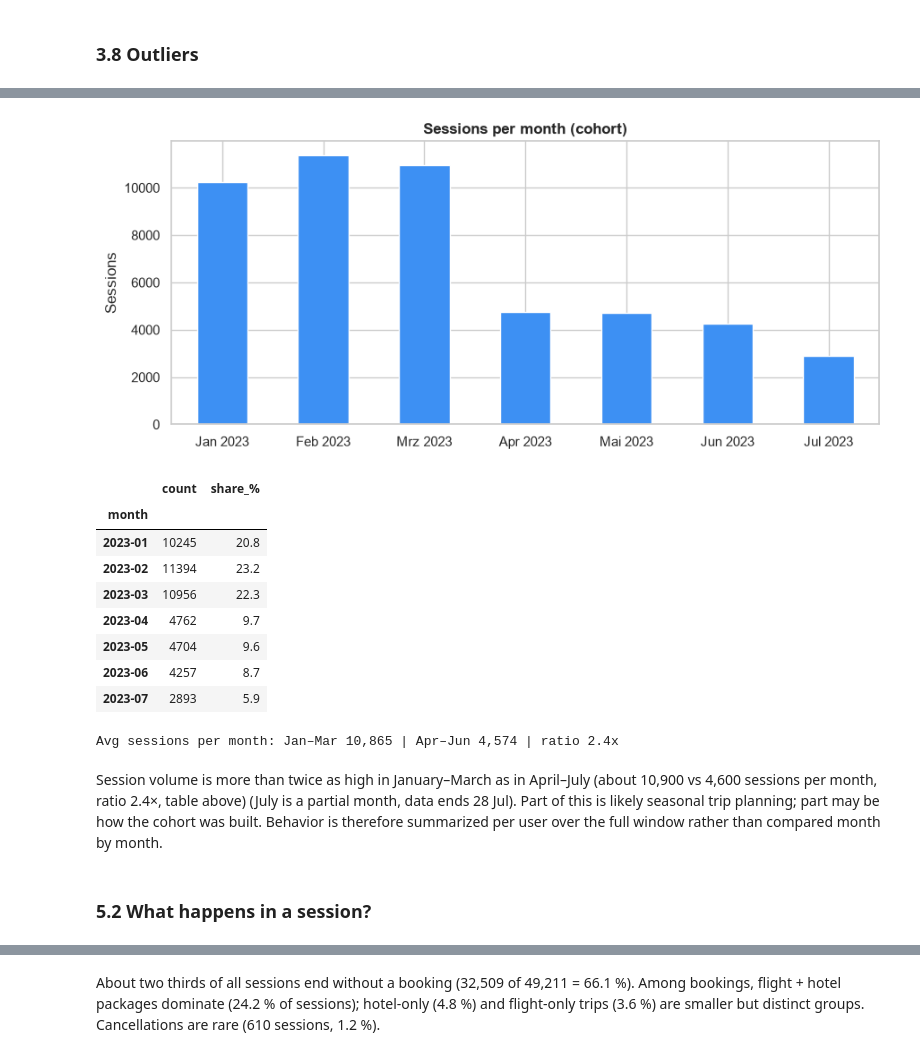
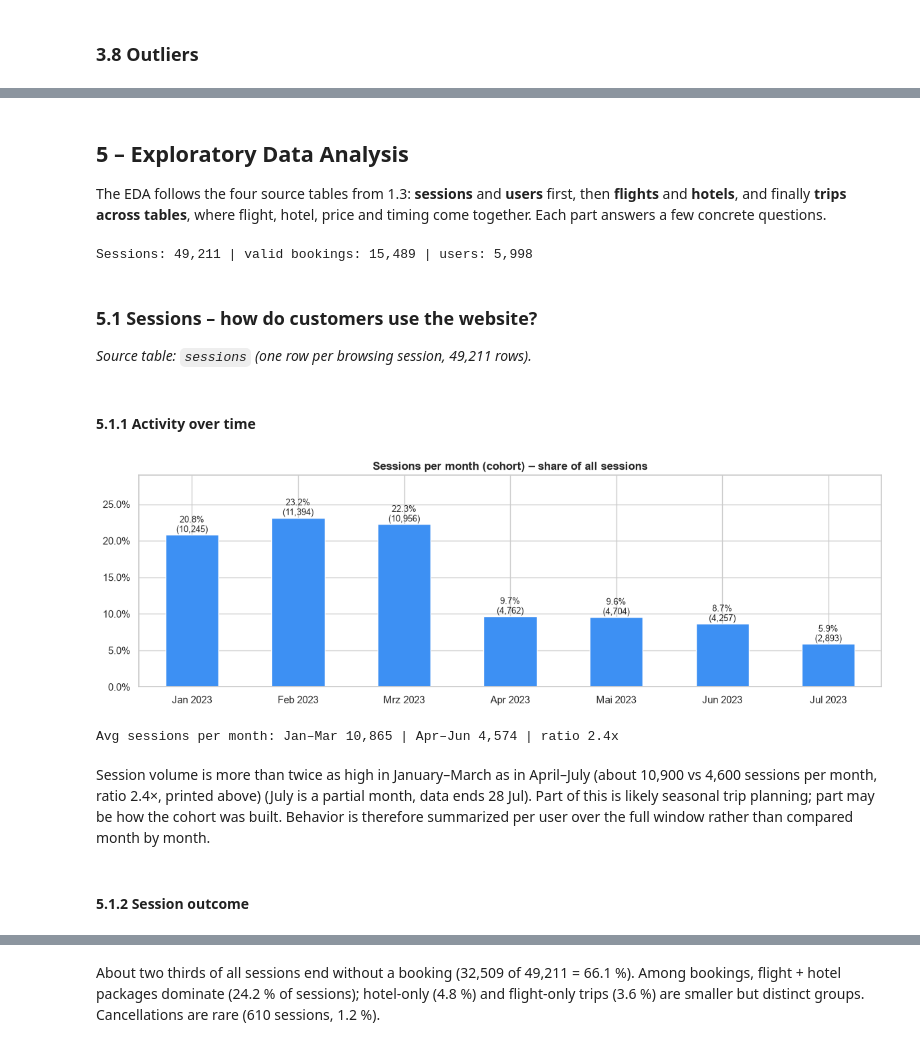
Before and after one commit to jtong28/TravelTide, a Jupyter notebook: 01_EDA_Cleaning.ipynb, the cells around one changed output, grey strips where cells are left out. Saved outputs shown, nothing was run; the diff lists cells and outputs as text; code cells hidden in the pictures.

Commit message:
eda, user level csv, readme, gitignore, .env file, UPDATES

```diff
--- a/01_EDA_Cleaning.ipynb
+++ b/01_EDA_Cleaning.ipynb
@@ -82,8 +88,8 @@ DRIVE_FOLDER_ID = "13JVW64-U2woCIdmQ1KAQeTyiKwlwaJdc"
 
 # Files used in this notebook: name in the data folder + Google Drive FILE ID
 FILES = {
-    "sessions": {"name": "session_level_table.csv", "drive_id": "1cZGmTakhtkm0vKJlguPk5H_Ea0SjjCyM"},
-    "users":    {"name": "user_level_table.csv",       "drive_id": "1caT1H37JPzKNUo1EcM90eDIjHBe6nQG-"},   # used from Part 2 on
+    "sessions": {"name": "session_level_table.csv", "drive_id": "1avNpsUJ7HMcMZGO_KaXZGi_tLT7SxApO"},
+    "users":    {"name": "user_level_table.csv",       "drive_id": "1caT1H37JPzKNUo1EcM90eDIjHBe6nQG-"},   # loaded in 4.2 (SQL user_base)
 }
 
 # Where the project data folder can be: repo root, notebooks/ subfolder, or Colab with Drive mounted
@@ -98,7 +104,7 @@ print("Local data folder:", DATA_DIR.resolve() if DATA_DIR else "not found → r
 def read_export(source):
     # na_values: the SQL export writes missing values as the text "NULL" → read them as real missing values (NaN)
     # encoding_errors: 2 airline names ("AeroMéxico", "Cubana de Aviación") are not UTF-8 encoded in the export;
-    #   without this, reading crashes with a UnicodeDecodeError. The 2 names are repaired in 3.3.
+    # without this, reading crashes with a UnicodeDecodeError. The 2 names are repaired in 3.3.
     return pd.read_csv(source, na_values=["NULL"], encoding_errors="replace")
 
 def load_table(key):
@@ -345,11 +368,10 @@ dtype: object
 
 > Careful: `astype(bool)` on a column with `NaN` turns every `NaN` into `True`.
 # %%
-print(pd.crosstab(df["flight_booked"], df["return_flight_booked"], dropna=False))
-one_way = df["flight_booked"] & df["return_flight_booked"].isna()
-print("Flight sessions without return info:", one_way.sum(), "| of these with a return_time:", df.loc[one_way, "return_time"].notna().sum())
+display(pd.crosstab(df["flight_booked"], df["return_flight_booked"], dropna=False))
+no_info = df["flight_booked"] & df["return_flight_booked"].isna()
+print("Flight sessions without return info:", no_info.sum(), "| of these cancellation sessions:", df.loc[no_info, "cancellation"].sum())
 
-df["return_flight_booked"] = df["return_flight_booked"].astype("boolean")
-df.loc[one_way, "return_flight_booked"] = False
+df["return_flight_booked"] = df["return_flight_booked"].astype("boolean")   # nullable: missing stays missing
 df["return_flight_booked"].value_counts(dropna=False)
 # %% [output]
@@ -729,6 +819,7 @@ df["lead_days"] = (df["trip_start"].dt.normalize() - df["session_end"].dt.normal
 # trip city: hotel-only trips have no flight destination → use the hotel city, so repeat visits are not missed
 df["trip_city"] = df["destination"].fillna(df["hotel_city"])
 
+# great-circle distance on a sphere (Earth radius 6,371 km) – vectorized, so all rows are computed at once
 def haversine_km(lat1, lon1, lat2, lon2):
     lat1, lon1, lat2, lon2 = map(np.radians, [lat1, lon1, lat2, lon2])
     a = np.sin((lat2 - lat1) / 2) ** 2 + np.cos(lat1) * np.cos(lat2) * np.sin((lon2 - lon1) / 2) ** 2
@@ -741,6 +832,4 @@ df["discount_used"] = (df["flight_discount"] | df["hotel_discount"]).where(df["v
 flight_cost = df["base_fare_usd"].fillna(0) * (1 - df["flight_discount_amount"].fillna(0))
 hotel_cost = (df["hotel_per_room_usd"].fillna(0) * df["rooms"].fillna(0).astype(float)
               * df["nights_calc"].fillna(0).astype(float) * (1 - df["hotel_discount_amount"].fillna(0)))
-df["trip_spend_usd"] = (flight_cost + hotel_cost).round(2).where(df["valid_booking"])
-
-count_share(df["booking_type"])   # share of all 49,211 sessions
+df["trip_spend_usd"] = (flight_cost + hotel_cost).round(2).where(df["valid_booking"] & ~df["invalid_hotel_dates"])
@@ -765,28 +884,42 @@ Sessions: 49,211 | valid bookings: 15,489 | users: 5,998
+# %% [markdown]
+## 5 – Exploratory Data Analysis
+
+The EDA follows the four source tables from 1.3: **sessions** and **users** first, then **flights** and **hotels**, and finally **trips across tables**, where flight, hotel, price and timing come together. Each part answers a few concrete questions.
+# %%
+bookings = df[df["valid_booking"]].copy()          # one row per kept trip (15,489)
+
+# Users: the SQL user-level table (4.2) + home coordinates from the session table for the map
+users = (users_lvl.set_index("user_id")
+         .join(df.groupby("user_id")[["home_airport_lat", "home_airport_lon"]].first()))
+users["age_years"] = users["age"].astype(float)
+users["gender_label"] = users["gender"].map({"F": "Female", "M": "Male", "O": "Other"})
+users["family_status"] = np.select(
+    [users["married"] & users["has_children"], users["married"], users["has_children"]],
+    ["Married, children", "Married, no children", "Single, children"], default="Single, no children")
+users["status"] = np.where(users["valid_trips"] > 0, "Booker", "Dreamer")
+print(f"Sessions: {len(df):,} | valid bookings: {len(bookings):,} | users: {len(users):,}")
+# %% [output]
+Sessions: 49,211 | valid bookings: 15,489 | users: 5,998
+# %% [markdown]
+### 5.1 Sessions – how do customers use the website?
+*Source table: `sessions` (one row per browsing session, 49,211 rows).*
+# %% [markdown]
+#### 5.1.1 Activity over time
 # %%
 monthly = df["session_start"].dt.to_period("M").value_counts().sort_index()
 monthly.index = monthly.index.strftime("%b %Y")
-ax = monthly.plot(kind="bar", color=PALETTE[0], figsize=(9, 4), rot=0)
-ax.set_title("Sessions per month (cohort)", fontweight="bold"); ax.set_xlabel(""); ax.set_ylabel("Sessions")
+fig, ax = plt.subplots(figsize=(12, 4))
+bar_with_labels(monthly, ax, "Sessions per month (cohort) – share of all sessions")
 plt.tight_layout(); plt.show()
 
-display(count_share(df["session_start"].dt.to_period("M"), label="month", sort_index=True))
 q1 = monthly.iloc[0:3].mean(); q2 = monthly.iloc[3:6].mean()   # Jan–Mar vs Apr–Jun (July is partial)
 print(f"Avg sessions per month: Jan–Mar {q1:,.0f} | Apr–Jun {q2:,.0f} | ratio {q1 / q2:.1f}x")
 # %% [output]
-[figure, old version]
+[figure, new version]
-|  | count | share_% |
-| month |  |  |
-| 2023-01 | 10245 | 20.8 |
-| 2023-02 | 11394 | 23.2 |
-| 2023-03 | 10956 | 22.3 |
-| 2023-04 | 4762 | 9.7 |
-| 2023-05 | 4704 | 9.6 |
-| 2023-06 | 4257 | 8.7 |
-| 2023-07 | 2893 | 5.9 |
 Avg sessions per month: Jan–Mar 10,865 | Apr–Jun 4,574 | ratio 2.4x
 # %% [markdown]
-Session volume is more than twice as high in January–March as in April–July (about 10,900 vs 4,600 sessions per month, ratio 2.4×, table above) (July is a partial month, data ends 28 Jul). Part of this is likely seasonal trip planning; part may be how the cohort was built. Behavior is therefore summarized per user over the full window rather than compared month by month.
+Session volume is more than twice as high in January–March as in April–July (about 10,900 vs 4,600 sessions per month, ratio 2.4×, printed above) (July is a partial month, data ends 28 Jul). Part of this is likely seasonal trip planning; part may be how the cohort was built. Behavior is therefore summarized per user over the full window rather than compared month by month.
-# %% [markdown]
-### 5.2 What happens in a session?
+# %% [markdown]
+#### 5.1.2 Session outcome
 # %%
 order = ["browsing", "flight + hotel", "hotel only", "flight only", "cancellation"]
```
Also changed, not shown: parts of 119 cells of this notebook, 11 other files.
